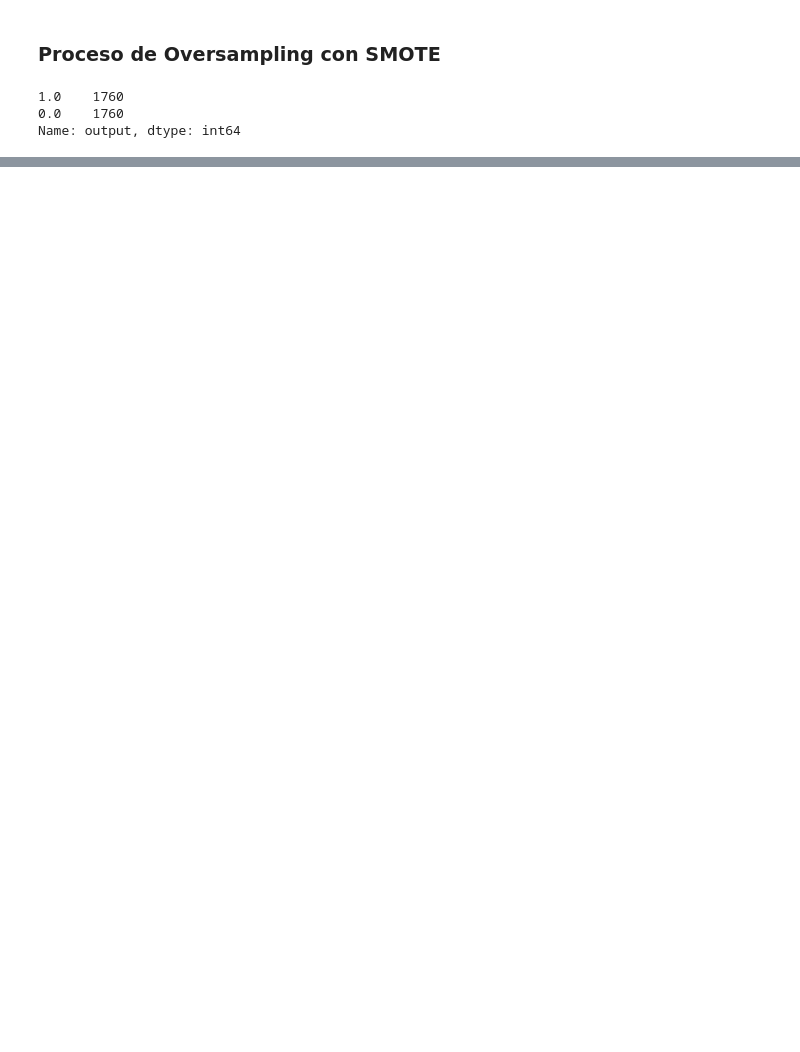
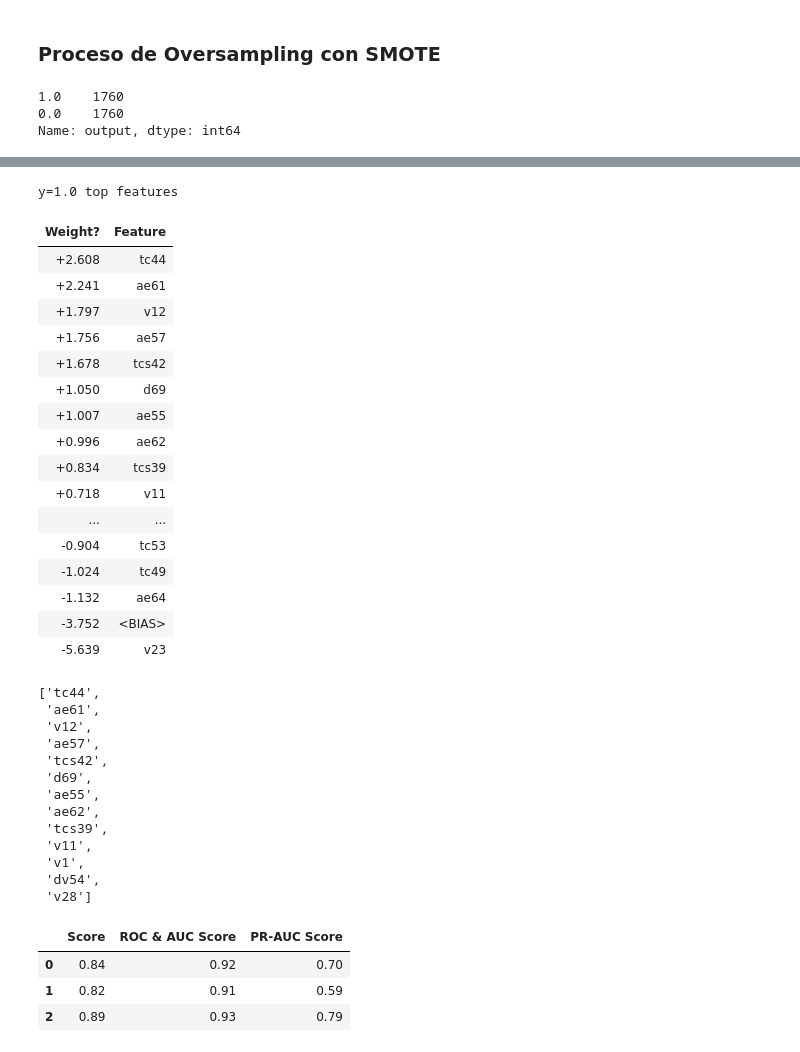
Before and after one commit to Camilongon/credit_interview, a Jupyter notebook: interview_test.ipynb, the cells around one changed output, grey strips where cells are left out. Cells and saved outputs as stored; diff of their text form; code cells hidden in the pictures; blank space fills up the shorter version.

```diff
--- a/interview_test.ipynb
+++ b/interview_test.ipynb
@@ -135,0 +332,45 @@ Name: output, dtype: int64
+# %%
+explanation = eli5.explain_weights(gs.best_estimator_, feature_names=X_test_stand.columns.tolist())
+feature_imbalanced = eli5.format_as_dataframe(explanation)
+feature_list = feature_imbalanced.feature[:13].tolist()
+display(explanation,feature_list) #Top 13'th most valuable features on imbalaned explanation
+# %% [output]
+y=1.0 top features
+| Weight? | Feature |
+| +2.608 | tc44 |
+| +2.241 | ae61 |
+| +1.797 | v12 |
+| +1.756 | ae57 |
+| +1.678 | tcs42 |
+| +1.050 | d69 |
+| +1.007 | ae55 |
+| +0.996 | ae62 |
+| +0.834 | tcs39 |
+| +0.718 | v11 |
+| ... | ... |
+| -0.904 | tc53 |
+| -1.024 | tc49 |
+| -1.132 | ae64 |
+| -3.752 | <BIAS> |
+| -5.639 | v23 |
+['tc44',
+ 'ae61',
+ 'v12',
+ 'ae57',
+ 'tcs42',
+ 'd69',
+ 'ae55',
+ 'ae62',
+ 'tcs39',
+ 'v11',
+ 'v1',
+ 'dv54',
+ 'v28']
+# %%
+results = pd.DataFrame([SM_result, US_result, imbalanced_result])
+results
+# %% [output]
+|  | Score | ROC & AUC Score | PR-AUC Score |
+| 0 | 0.84 | 0.92 | 0.70 |
+| 1 | 0.82 | 0.91 | 0.59 |
+| 2 | 0.89 | 0.93 | 0.79 |
```
Also changed, not shown: parts of 30 cells of this notebook.
